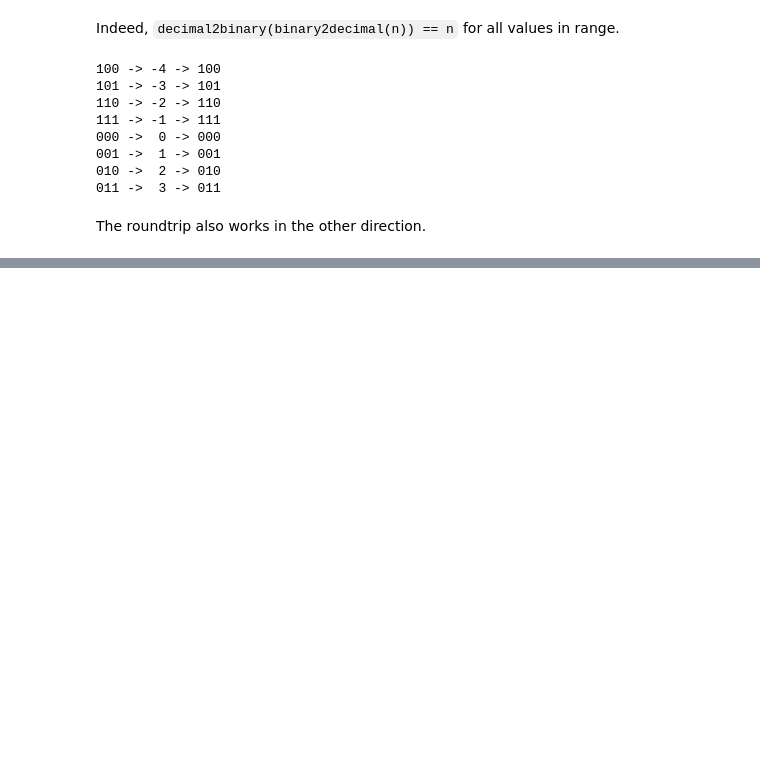
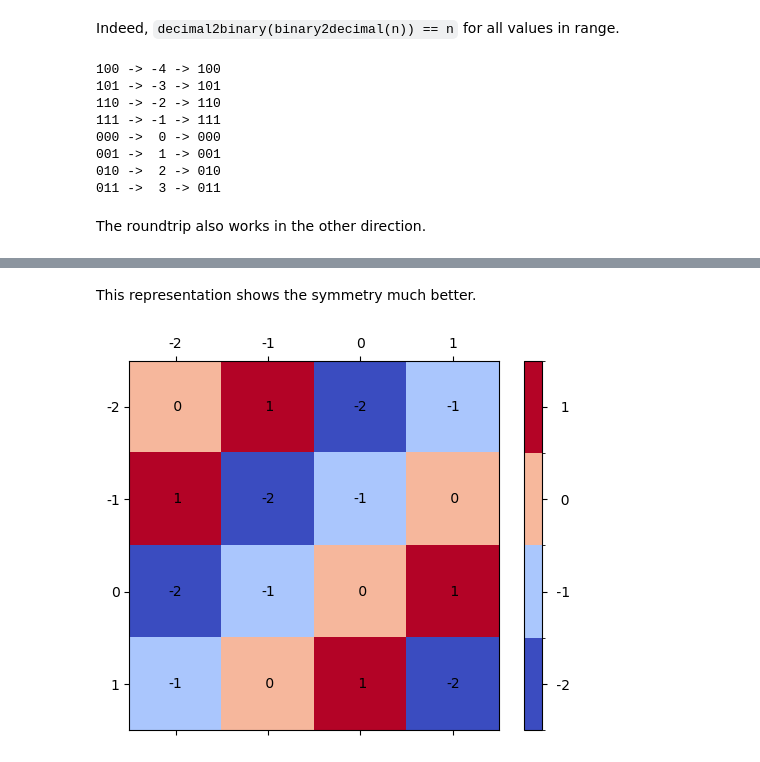
Before and after one commit to gjbex/Python-for-programmers, a Jupyter notebook: source_code/two_complement.ipynb, the cells around one changed output, grey strips where cells are left out. Drawn from its saved outputs; the diff is of its cells as text; code cells hidden in the pictures; blank space fills up the shorter version.

```diff
--- a/source_code/two_complement.ipynb
+++ b/source_code/two_complement.ipynb
@@ -273,0 +389,6 @@ The roundtrip also works in the other direction.
+# %% [markdown]
+This representation shows the symmetry much better.
+# %%
+visualize_addition(nr_bits=2)
+# %% [output]
+[figure, added]
```
Also changed, not shown: parts of 11 cells of this notebook.
